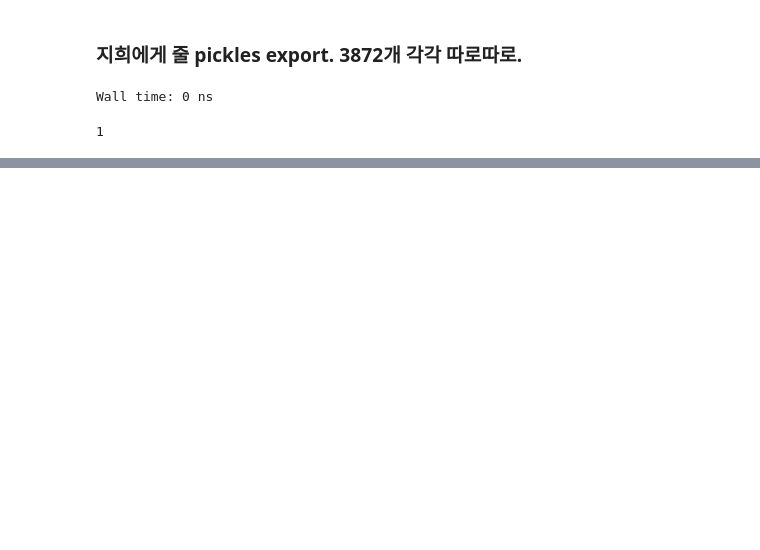
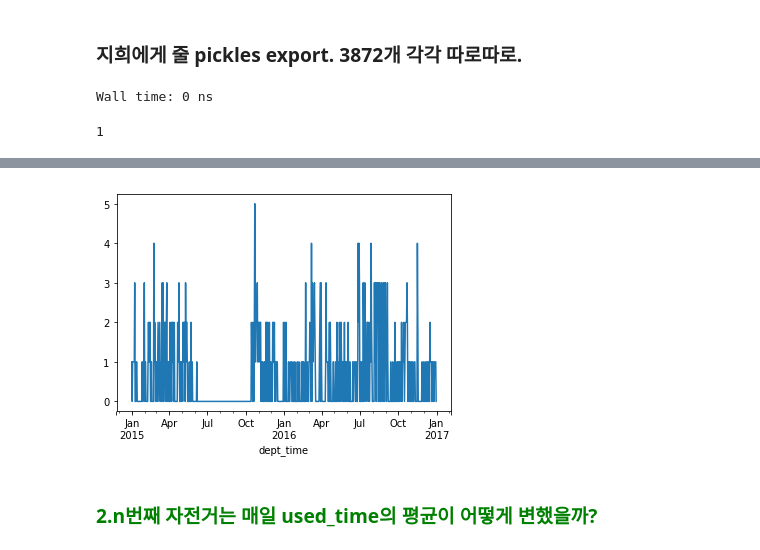
Before and after one commit to jaepil-choi/bikes, a Jupyter notebook: nubija_merge.ipynb, the cells around one changed output, grey strips where cells are left out. Drawn from its saved outputs; the diff is of its cells as text; code cells hidden in the pictures; blank space fills up the shorter version.

Commit message:
개별 자전거 used_time 변화 / 개별 터미널 유입 변화 등 추가.

```diff
--- a/nubija_merge.ipynb
+++ b/nubija_merge.ipynb
@@ -629,6 +630,6 @@ Wall time: 0 ns
 path = './bike_pickles/'
 bike_groups = []
 
-for filename in os.listdir(path):
+for filename in log_progress(os.listdir(path), every=10):
     bike_p = pd.read_pickle(path+filename)
     bike_groups.append(bike_p)
@@ -651,0 +644,2 @@ bike_groups[0]
+# %%
+test = bike_groups[70].copy(deep=True)
@@ -651,0 +655,11 @@ bike_groups[0]
+# %%
+test.index = test.dept_time
+# %%
+test2 = test.moved.resample('D').sum()
+# %%
+test2.plot()
+plt.show()
+# %% [output]
+[figure, added]
+# %% [markdown]
+<h3 style='color:green'>2.n번째 자전거는 매일 used_time의 평균이 어떻게 변했을까? </h3>
```
Also changed, not shown: parts of 21 cells of this notebook.
